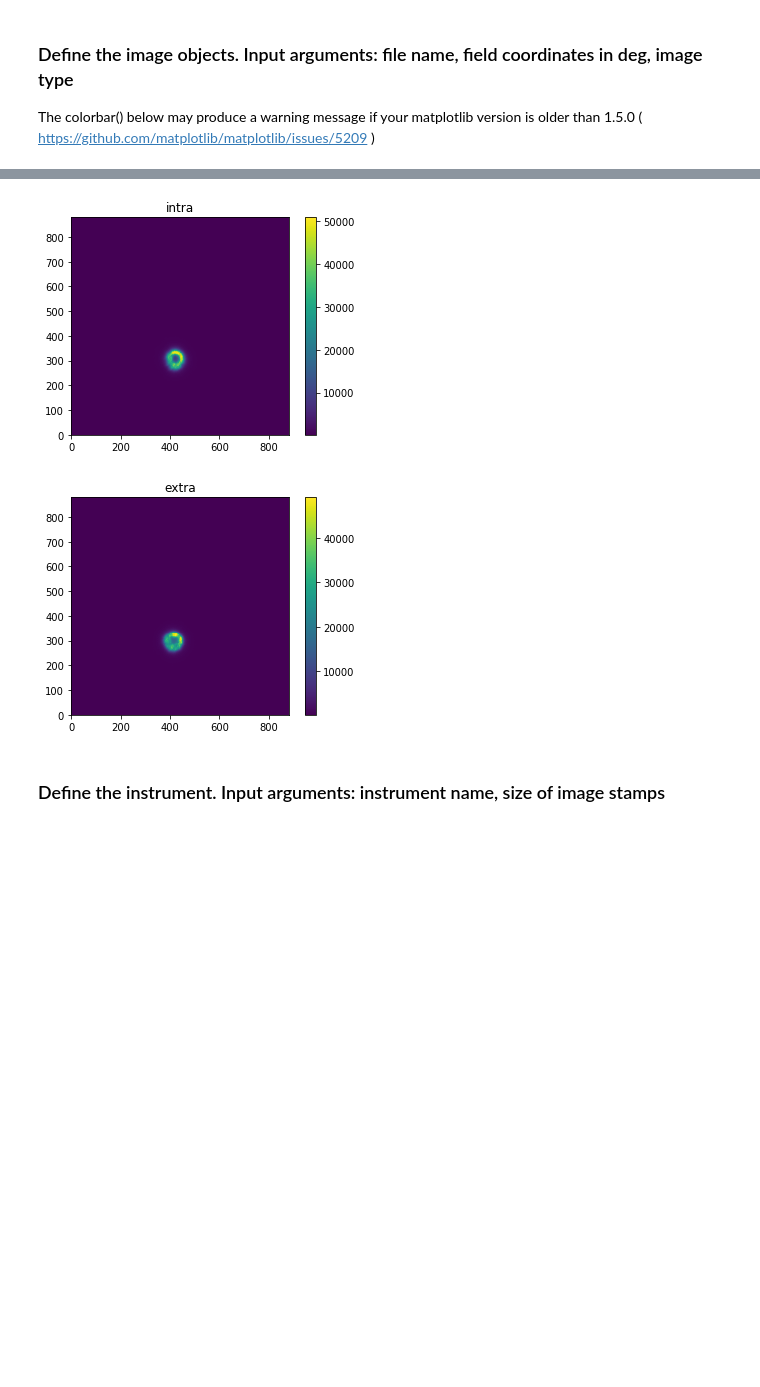
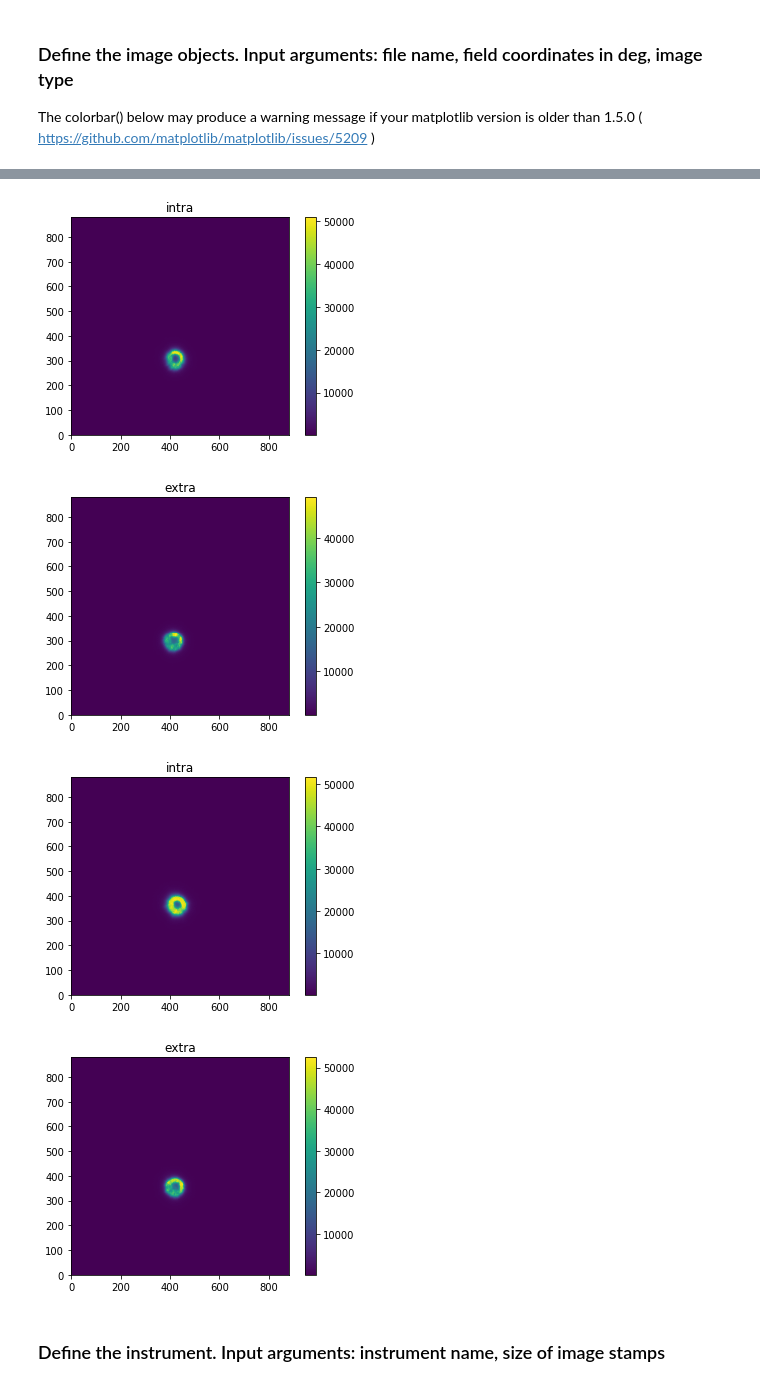
Before and after one commit to bxin/cwfs, a Jupyter notebook: examples/AuxTel2001.ipynb, the cells around one changed output, grey strips where cells are left out. Saved outputs shown, nothing was run; the diff lists cells and outputs as text; code cells hidden in the pictures; blank space fills up the shorter version.

```diff
--- a/examples/AuxTel2001.ipynb
+++ b/examples/AuxTel2001.ipynb
@@ -23,8 +23,8 @@ fieldXY = [0,0]
 I1 = Image(readFile('../tests/testImages/AuxTel2001/1579925613-16Pup_intra-0-1.fits'), fieldXY, Image.INTRA)
 I2 = Image(readFile('../tests/testImages/AuxTel2001/1579925662-16Pup_extra-0-1.fits'), fieldXY, Image.EXTRA)
 
-#I1 = Image(readFile('../tests/testImages/AuxTel2001/1579925833-16Pup_intra-0-1.fits'), fieldXY, Image.INTRA)
-#I2 = Image(readFile('../tests/testImages/AuxTel2001/1579925882-16Pup_extra-0-1.fits'), fieldXY, Image.EXTRA)
+I1p = Image(readFile('../tests/testImages/AuxTel2001/1579925833-16Pup_intra-0-1.fits'), fieldXY, Image.INTRA)
+I2p = Image(readFile('../tests/testImages/AuxTel2001/1579925882-16Pup_extra-0-1.fits'), fieldXY, Image.EXTRA)
 # %% [output]
 original intra image size = (880, 1164)
 we cut it to (880, 880)
@@ -33,9 +37,13 @@ we cut it to (880, 880)
 # %%
 plots.plotImage(I1.image,'intra')
 plots.plotImage(I2.image,'extra')
+plots.plotImage(I1p.image,'intra')
+plots.plotImage(I2p.image,'extra')
 # %% [output]
 [figure]
 [figure]
+[figure, added]
+[figure, added]
 # %% [markdown]
 ### Define the instrument. Input arguments: instrument name, size of image stamps
 # %%
```
Also changed, not shown: parts of 8 cells of this notebook.
